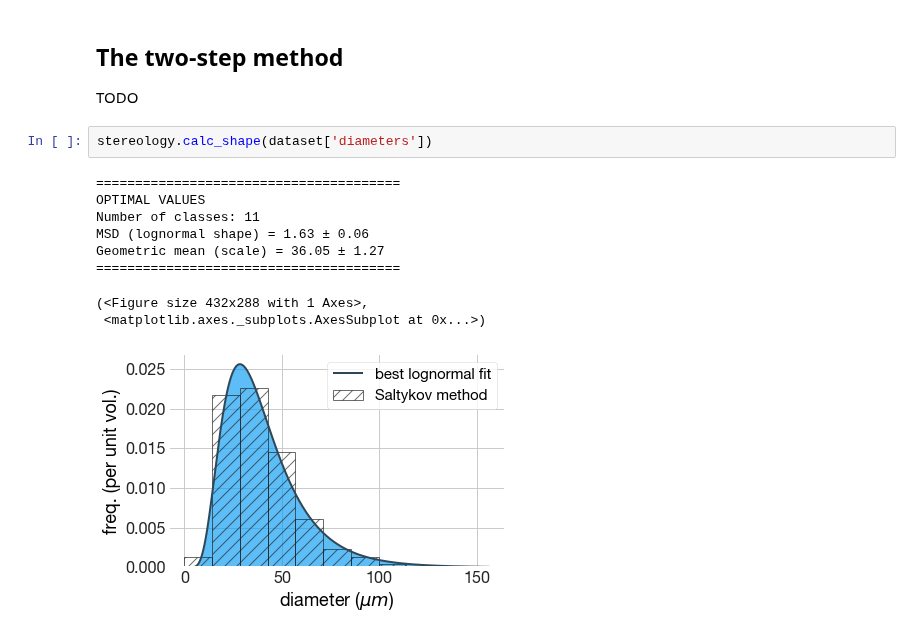
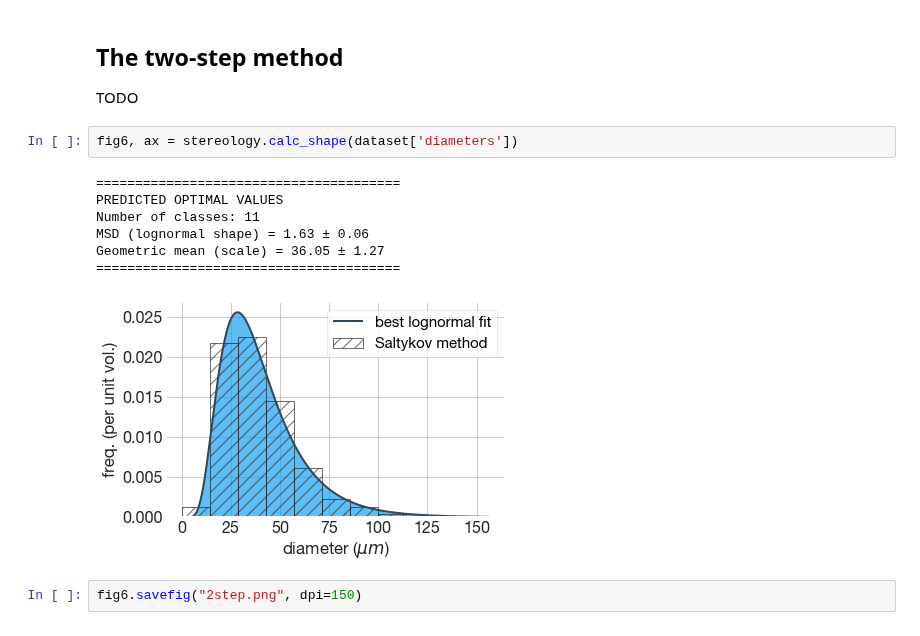
Before and after one commit to marcoalopez/GrainSizeTools, a Jupyter notebook: grain_size_tools/notebook_example.ipynb, the cells around one changed output. Cells and saved outputs as stored; diff of their text form.

```diff
--- a/grain_size_tools/notebook_example.ipynb
+++ b/grain_size_tools/notebook_example.ipynb
@@ -425,14 +427,14 @@ bin size = 14.24
 
 TODO
 # %%
-stereology.calc_shape(dataset['diameters'])
+fig6, ax = stereology.calc_shape(dataset['diameters'])
 # %% [output]
 =======================================
-OPTIMAL VALUES
+PREDICTED OPTIMAL VALUES
 Number of classes: 11
 MSD (lognormal shape) = 1.63 ± 0.06
 Geometric mean (scale) = 36.05 ± 1.27
 =======================================
-(<Figure size 432x288 with 1 Axes>,
- <matplotlib.axes._subplots.AxesSubplot at 0x...>)
-[figure, old version]
+[figure, new version]
+# %%
+fig6.savefig("2step.png", dpi=150)
```
Also changed, not shown: parts of 11 cells of this notebook, 8 other files.
